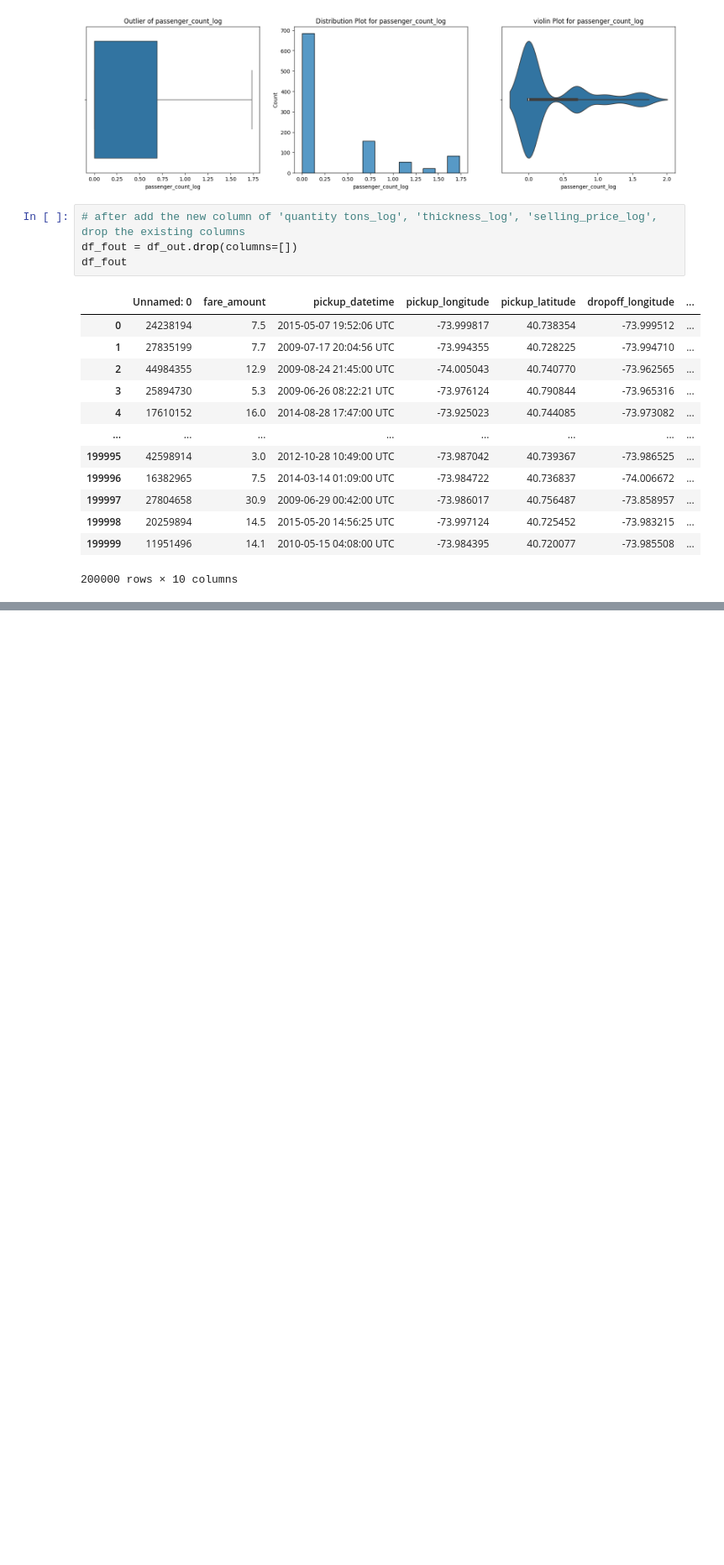
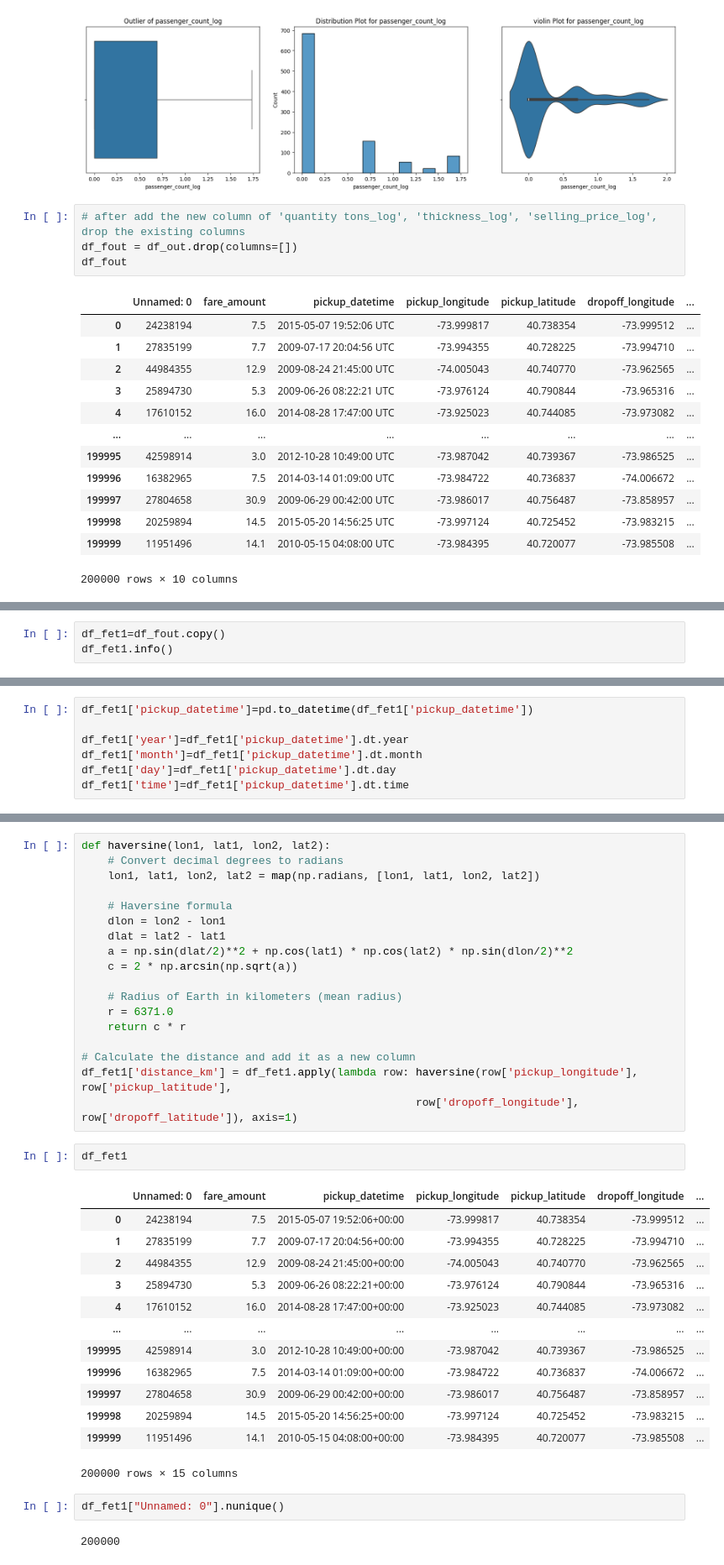
Before and after one commit to AJAYVISWA22/Uber-Fare-Prediction, a Jupyter notebook: Data_EXP.ipynb, the cells around one changed output, grey strips where cells are left out. Shown at 84% size. Cells and saved outputs as stored; diff of their text form; blank space fills up the shorter version.

```diff
--- a/Data_EXP.ipynb
+++ b/Data_EXP.ipynb
@@ -883,0 +900,3 @@ df_fout
+# %%
+df_fet1=df_fout.copy()
+df_fet1.info()
@@ -883,0 +921,7 @@ df_fout
+# %%
+df_fet1['pickup_datetime']=pd.to_datetime(df_fet1['pickup_datetime'])
+
+df_fet1['year']=df_fet1['pickup_datetime'].dt.year
+df_fet1['month']=df_fet1['pickup_datetime'].dt.month
+df_fet1['day']=df_fet1['pickup_datetime'].dt.day
+df_fet1['time']=df_fet1['pickup_datetime'].dt.time
@@ -883,0 +948,38 @@ df_fout
+# %%
+def haversine(lon1, lat1, lon2, lat2):
+    # Convert decimal degrees to radians
+    lon1, lat1, lon2, lat2 = map(np.radians, [lon1, lat1, lon2, lat2])
+
+    # Haversine formula
+    dlon = lon2 - lon1
+    dlat = lat2 - lat1
+    a = np.sin(dlat/2)**2 + np.cos(lat1) * np.cos(lat2) * np.sin(dlon/2)**2
+    c = 2 * np.arcsin(np.sqrt(a))
+
+    # Radius of Earth in kilometers (mean radius)
+    r = 6371.0
+    return c * r
+
+# Calculate the distance and add it as a new column
+df_fet1['distance_km'] = df_fet1.apply(lambda row: haversine(row['pickup_longitude'], row['pickup_latitude'],
+                                                   row['dropoff_longitude'], row['dropoff_latitude']), axis=1)
+# %%
+df_fet1
+# %% [output]
+|  | Unnamed: 0 | fare_amount | pickup_datetime | pickup_longitude | pickup_latitude | dropoff_longitude | ... |
+| 0 | 24238194 | 7.5 | 2015-05-07 19:52:06+00:00 | -73.999817 | 40.738354 | -73.999512 | ... |
+| 1 | 27835199 | 7.7 | 2009-07-17 20:04:56+00:00 | -73.994355 | 40.728225 | -73.994710 | ... |
+| 2 | 44984355 | 12.9 | 2009-08-24 21:45:00+00:00 | -74.005043 | 40.740770 | -73.962565 | ... |
+| 3 | 25894730 | 5.3 | 2009-06-26 08:22:21+00:00 | -73.976124 | 40.790844 | -73.965316 | ... |
+| 4 | 17610152 | 16.0 | 2014-08-28 17:47:00+00:00 | -73.925023 | 40.744085 | -73.973082 | ... |
+| ... | ... | ... | ... | ... | ... | ... | ... |
+| 199995 | 42598914 | 3.0 | 2012-10-28 10:49:00+00:00 | -73.987042 | 40.739367 | -73.986525 | ... |
+| 199996 | 16382965 | 7.5 | 2014-03-14 01:09:00+00:00 | -73.984722 | 40.736837 | -74.006672 | ... |
+| 199997 | 27804658 | 30.9 | 2009-06-29 00:42:00+00:00 | -73.986017 | 40.756487 | -73.858957 | ... |
+| 199998 | 20259894 | 14.5 | 2015-05-20 14:56:25+00:00 | -73.997124 | 40.725452 | -73.983215 | ... |
+| 199999 | 11951496 | 14.1 | 2010-05-15 04:08:00+00:00 | -73.984395 | 40.720077 | -73.985508 | ... |
+200000 rows × 15 columns
+# %%
+df_fet1["Unnamed: 0"].nunique()
+# %% [output]
+200000
```
Also changed, not shown: parts of 8 cells of this notebook.
